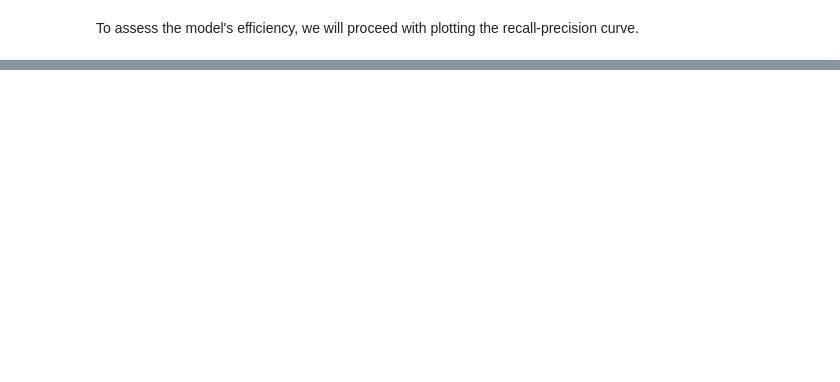
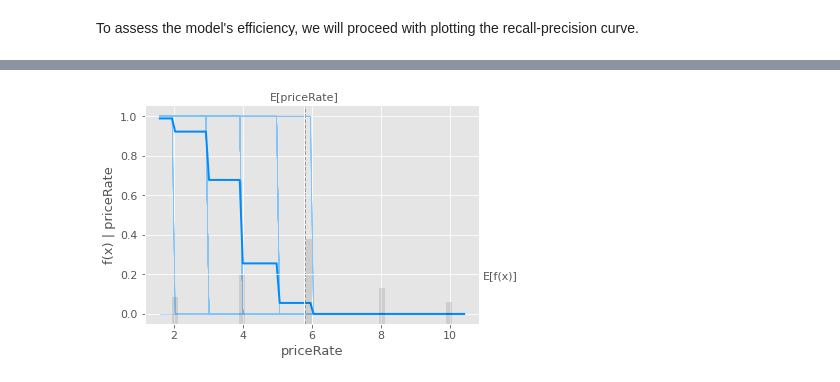
Before and after one commit to miguelvelazco0116/starbucks-customer-survey, a Jupyter notebook: loyalty_drivers.ipynb, the cells around one changed output, grey strips where cells are left out. Drawn from its saved outputs; the diff is of its cells as text; code cells hidden in the pictures; blank space fills up the shorter version.

Commit message:
model

```diff
--- a/loyalty_drivers.ipynb
+++ b/loyalty_drivers.ipynb
@@ -386,0 +474,5 @@ plt.show()
+# %%
+shap.partial_dependence_plot("priceRate", svm_c.predict, X_train,
+                             model_expected_value=True, feature_expected_value=True)
+# %% [output]
+[figure, added]
```
Also changed, not shown: parts of 32 cells of this notebook.
